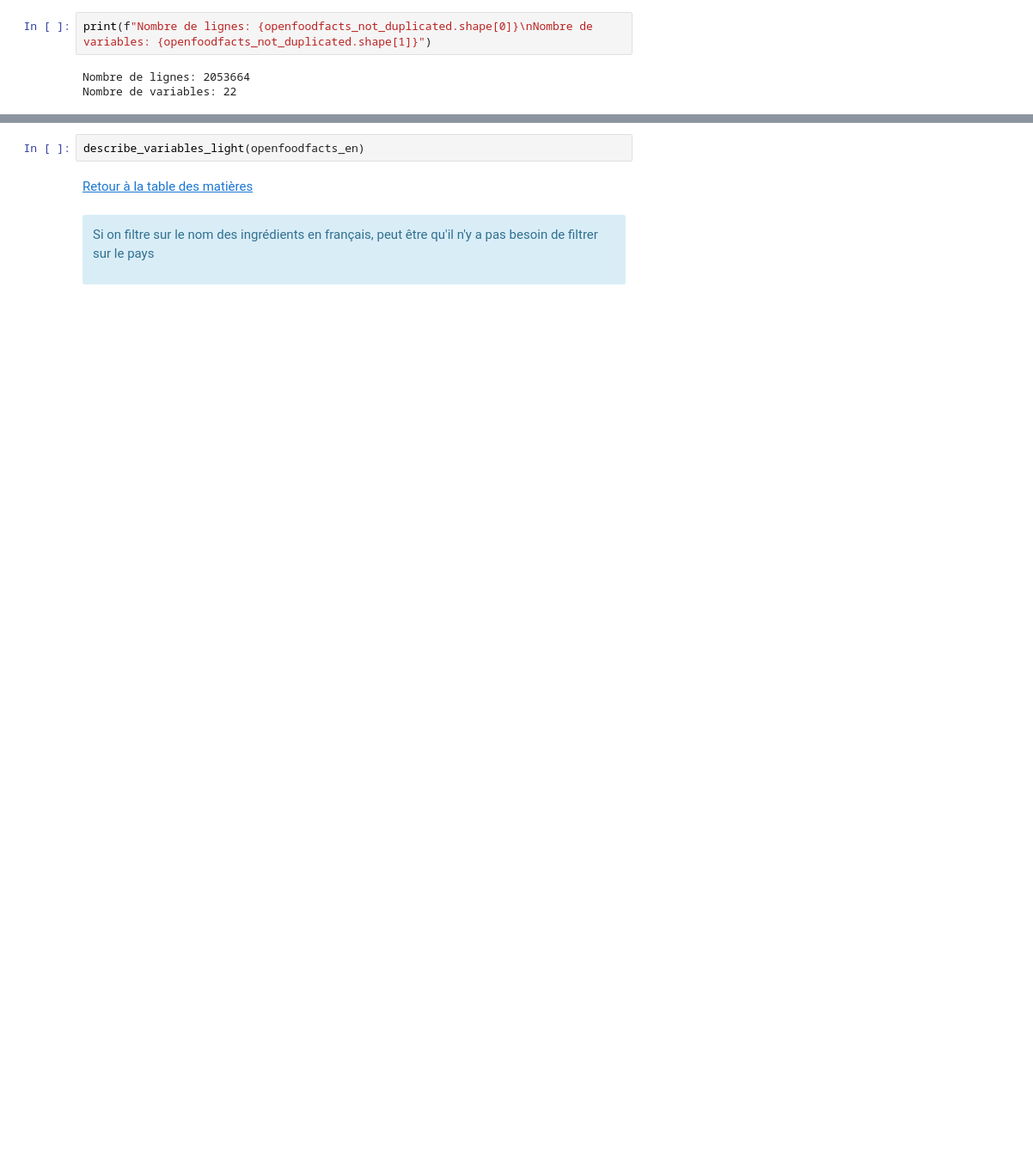
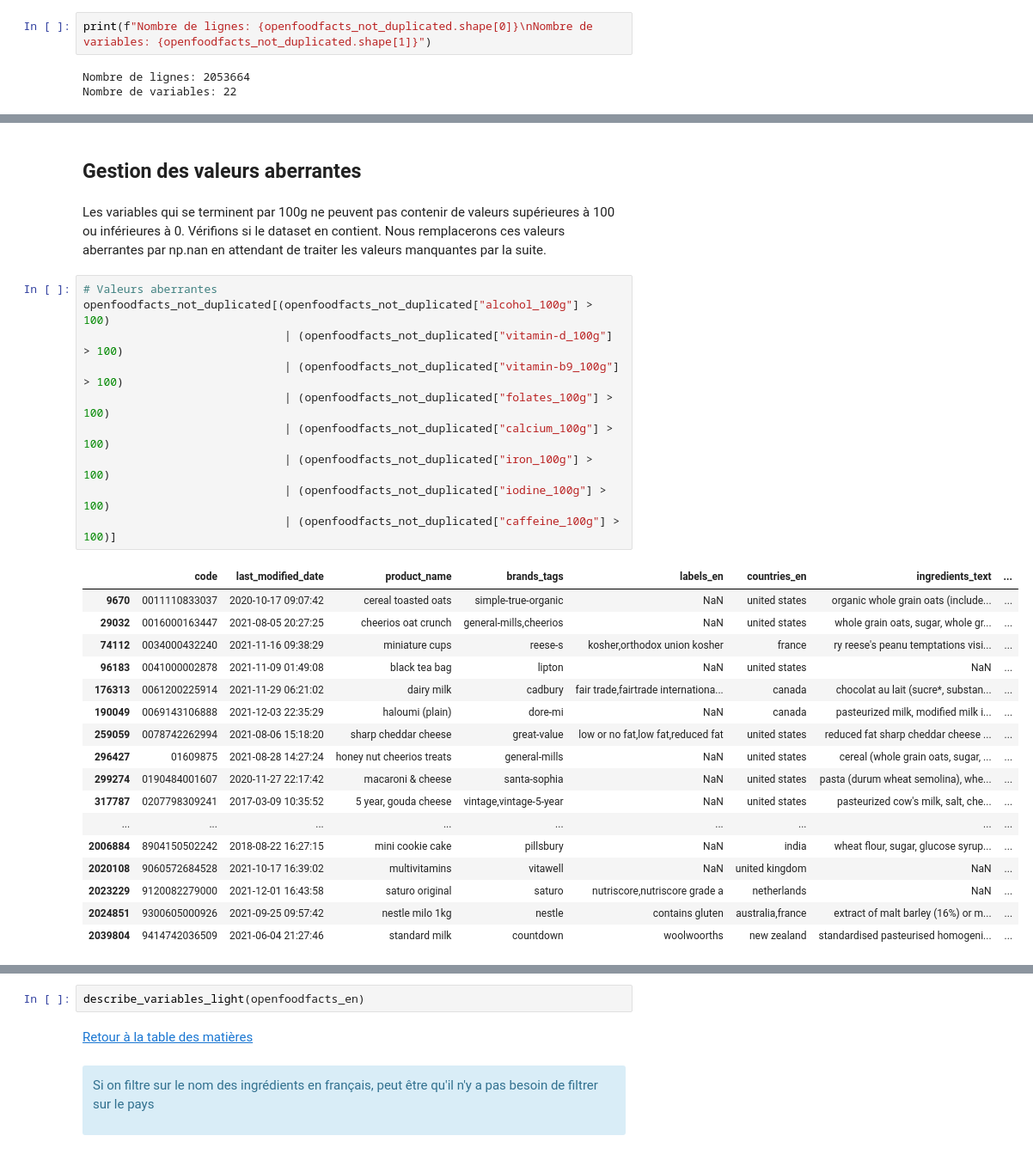
Before and after one commit to Milie-Mimi/OC_DS_Project3, a Jupyter notebook: Projet_3_Cleaning_EGR.ipynb, the cells around one changed output, grey strips where cells are left out. Shown at 86% size. Saved outputs shown, nothing was run; the diff lists cells and outputs as text; blank space fills up the shorter version.

Commit message:
Partie outliers

```diff
--- a/Projet_3_Cleaning_EGR.ipynb
+++ b/Projet_3_Cleaning_EGR.ipynb
@@ -1512,0 +1535,32 @@ test_duplicated_huile_olive.head(5)
+# %% [markdown]
+## Gestion des valeurs aberrantes <a class="anchor" id="outliers"></a>
+# %% [markdown]
+Les variables qui se terminent par 100g ne peuvent pas contenir de valeurs supérieures à 100 ou inférieures à 0. Vérifions si le dataset en contient. Nous remplacerons ces valeurs aberrantes par np.nan en attendant de traiter les valeurs manquantes par la suite.
+# %%
+# Valeurs aberrantes
+openfoodfacts_not_duplicated[(openfoodfacts_not_duplicated["alcohol_100g"] > 100)
+                              | (openfoodfacts_not_duplicated["vitamin-d_100g"] > 100)
+                              | (openfoodfacts_not_duplicated["vitamin-b9_100g"] > 100)
+                              | (openfoodfacts_not_duplicated["folates_100g"] > 100)
+                              | (openfoodfacts_not_duplicated["calcium_100g"] > 100)
+                              | (openfoodfacts_not_duplicated["iron_100g"] > 100)
+                              | (openfoodfacts_not_duplicated["iodine_100g"] > 100)
+                              | (openfoodfacts_not_duplicated["caffeine_100g"] > 100)]
+# %% [output]
+|  | code | last_modified_date | product_name | brands_tags | labels_en | countries_en | ingredients_text | ... |
+| 9670 | 0011110833037 | 2020-10-17 09:07:42 | cereal toasted oats | simple-true-organic | NaN | united states | organic whole grain oats (include... | ... |
+| 29032 | 0016000163447 | 2021-08-05 20:27:25 | cheerios oat crunch | general-mills,cheerios | NaN | united states | whole grain oats, sugar, whole gr... | ... |
+| 74112 | 0034000432240 | 2021-11-16 09:38:29 | miniature cups | reese-s | kosher,orthodox union kosher | france | ry reese's peanu temptations visi... | ... |
+| 96183 | 0041000002878 | 2021-11-09 01:49:08 | black tea bag | lipton | NaN | united states | NaN | ... |
+| 176313 | 0061200225914 | 2021-11-29 06:21:02 | dairy milk | cadbury | fair trade,fairtrade internationa... | canada | chocolat au lait (sucre*, substan... | ... |
+| 190049 | 0069143106888 | 2021-12-03 22:35:29 | haloumi (plain) | dore-mi | NaN | canada | pasteurized milk, modified milk i... | ... |
+| 259059 | 0078742262994 | 2021-08-06 15:18:20 | sharp cheddar cheese | great-value | low or no fat,low fat,reduced fat | united states | reduced fat sharp cheddar cheese ... | ... |
+| 296427 | 01609875 | 2021-08-28 14:27:24 | honey nut cheerios treats | general-mills | NaN | united states | cereal (whole grain oats, sugar, ... | ... |
+| 299274 | 0190484001607 | 2020-11-27 22:17:42 | macaroni & cheese | santa-sophia | NaN | united states | pasta (durum wheat semolina), whe... | ... |
+| 317787 | 0207798309241 | 2017-03-09 10:35:52 | 5 year, gouda cheese | vintage,vintage-5-year | NaN | united states | pasteurized cow's milk, salt, che... | ... |
+| ... | ... | ... | ... | ... | ... | ... | ... | ... |
+| 2006884 | 8904150502242 | 2018-08-22 16:27:15 | mini cookie cake | pillsbury | NaN | india | wheat flour, sugar, glucose syrup... | ... |
+| 2020108 | 9060572684528 | 2021-10-17 16:39:02 | multivitamins | vitawell | NaN | united kingdom | NaN | ... |
+| 2023229 | 9120082279000 | 2021-12-01 16:43:58 | saturo original | saturo | nutriscore,nutriscore grade a | netherlands | NaN | ... |
+| 2024851 | 9300605000926 | 2021-09-25 09:57:42 | nestle milo 1kg | nestle | contains gluten | australia,france | extract of malt barley (16%) or m... | ... |
+| 2039804 | 9414742036509 | 2021-06-04 21:27:46 | standard milk | countdown | woolwoorths | new zealand | standardised pasteurised homogeni... | ... |
```
Also changed, not shown: parts of 104 cells of this notebook.
